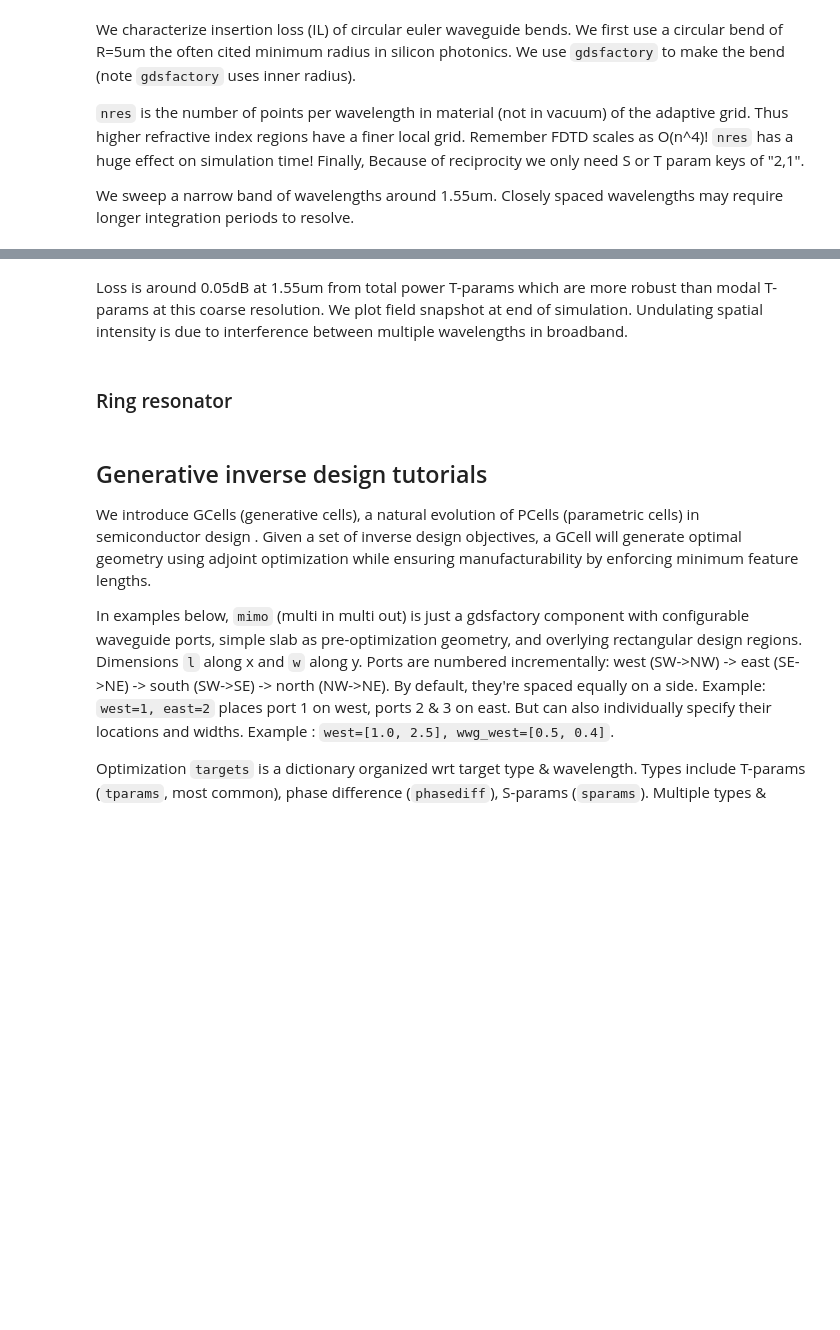
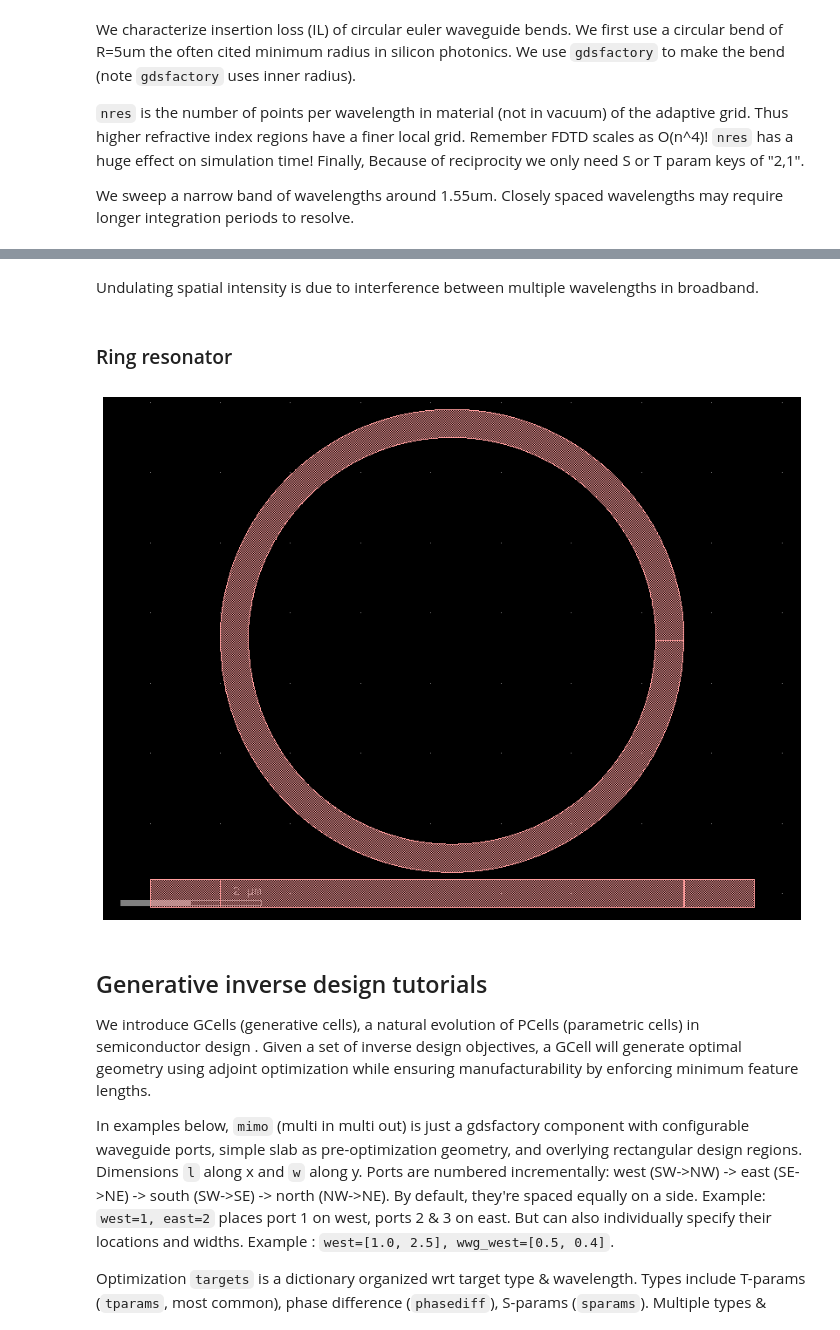
Before and after one commit to paulxshen/Luminescent.jl, a Jupyter notebook: Luminescent_AI_docs.ipynb, the cells around one changed output, grey strips where cells are left out. Saved outputs shown, nothing was run; the diff lists cells and outputs as text; code cells hidden in the pictures; blank space fills up the shorter version.

```diff
--- a/Luminescent_AI_docs.ipynb
+++ b/Luminescent_AI_docs.ipynb
@@ -165,5 +178,5 @@ loading solution from /content/test/bend_R5
-# %% [markdown]
-Loss is around 0.05dB at 1.55um from total power T-params which are more robust than modal T-params at this coarse resolution. We plot field snapshot at end of simulation. Undulating spatial intensity is due to interference between multiple wavelengths in broadband.
+# %% [markdown]
+Undulating spatial intensity is due to interference between multiple wavelengths in broadband.
 # %% [markdown]
 ### Ring resonator
 # %%
@@ -183,47 +196,33 @@ layers = {
         material="Si",
         mesh_order=2,
     ),
 }
 
 SOI180 = LayerStack(layers=layers)
 SOI180.layers['default'] = {
     'material': 'SiO2'
 }
 
 radius = 3.1
 width = 0.4
 gap = .1
 extlength = 1
 
 c = gf.Component()
 wg = gf.components.straight(length=2*radius+width, width=width)
 ring = gf.components.ring(radius=radius, width=width)
 wgext = gf.components.straight(length=extlength, width=width)
 
 _wg = c.add_ref(wg)
 _wgext1 = c.add_ref(wgext)
 _wgext2 = c.add_ref(wgext)
 _wgext1.connect("o2", _wg.ports["o1"])
 _wgext2.connect("o1", _wg.ports["o2"])
 
 _ring = c.add_ref(ring)
 _ring.move((radius+width/2, width+gap+radius))
 c.add_port("o1", port=wg.ports["o1"])
 c.add_port("o2", port=wg.ports["o2"])
-c.show()
-
-keys = ["2,1"]
-nres = 8
-gpu = None
-materials = lumi.MATERIALS
-layer_stack = SOI180
-wavelengths = np.linspace(1.5, 1.6, 5)
-margins = [[0, 0], [1, 1]]
-path = os.path.join("runs", "ring")
-
-lumi.make_prob(
-    path, c, wavelengths=wavelengths,
-    nres=nres, margins=margins,keys=keys,Ttrans='2x', gpu=gpu,
-    materials=materials, layer_stack=layer_stack)
-lumi.solve(path)
-sol=lumi.load(path)
+c.plot()
+# %% [output]
+[figure, added]
```
Also changed, not shown: parts of 7 cells of this notebook.
